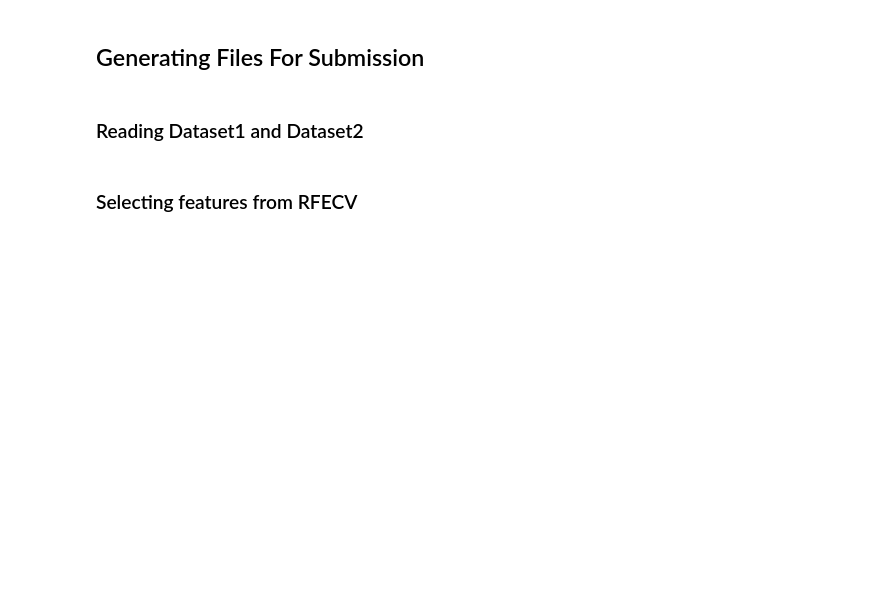
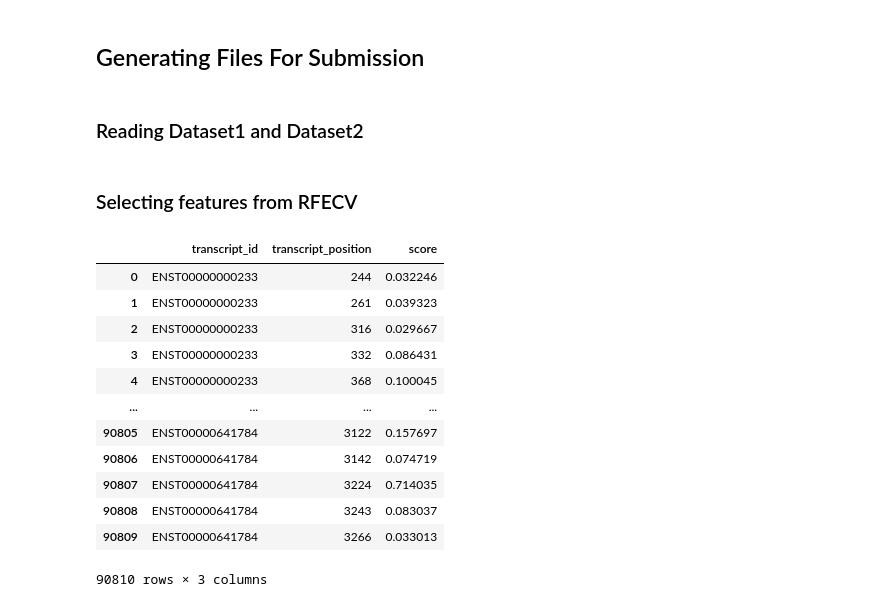
Before and after one commit to luajunan/DSA4262-ateam, a Jupyter notebook: source codes/Model_Training.ipynb, the cells around one changed output. Cells and saved outputs as stored; diff of their text form; code cells hidden in the pictures; blank space fills up the shorter version.

```diff
--- a/source codes/Model_Training.ipynb
+++ b/source codes/Model_Training.ipynb
@@ -98,7 +145,7 @@ gscv_model = GridSearchCV(clf, param_grid =params, verbose =10, cv=5, scoring =
 # %%
 # Uncomment if you want to run the gridsearch
 # rscv_model.fit(X_train, y_train)
-# gscv_model.fit(X_train, y_train)
+gscv_model.fit(X_train, y_train)
 # %% [output]
 Fitting 5 folds for each of 648 candidates, totalling 3240 fits
 [CV 2/5; 1/648] START alpha=0, gamma=0.5, learning_rate=0.03, max_depth=5, min_child_weight=1, n_estimators=300, subsample=0.8
@@ -158,14 +221,13 @@ NameError: name 'gscv_model' is not defined
 # %%
-clf_xgb = xgb.XGBClassifier(alpha=0.5, base_score=0.5, booster='gbtree',
-              colsample_bylevel=0.8, colsample_bynode=0.8, colsample_bytree=0.8,
-              eval_metric='logloss', gamma=1, gpu_id=-1, importance_type='gain',
-              interaction_constraints='', learning_rate=0.03, max_delta_step=0,
-              max_depth=5, min_child_weight=1,
-              monotone_constraints='()', n_estimators=700, n_jobs=8,
-              num_parallel_tree=1, random_state=4262, reg_alpha=0.5,
-              reg_lambda=1, scale_pos_weight=4.531988617758267, subsample=1,
+clf_xgb = xgb.XGBClassifier(alpha=0, base_score=0.5, booster='gbtree', colsample_bylevel=0.8,
+              colsample_bynode=0.8, colsample_bytree=0.8, eval_metric='logloss',
+              gamma=0.5, gpu_id=-1, importance_type='gain',
+              interaction_constraints='', learning_rate=0.05, max_delta_step=0,
+              max_depth=7, min_child_weight=3,
+              monotone_constraints='()', n_estimators=500, n_jobs=8,
+              num_parallel_tree=1, random_state=4262, reg_alpha=0, reg_lambda=1,
+              scale_pos_weight=4.526171050384845, subsample=0.8,
               tree_method='exact', use_label_encoder=False,
               validate_parameters=1, verbosity=None)
-
-clf_xgb.fit(X_train, y_train)
+clf_xgb.fit(X_train, y_train, eval_set=[(X_val, y_val)], eval_metric = "aucpr", verbose=True, early_stopping_rounds=20)
 # %% [output]
@@ -226,3 +323,19 @@ def output(dataset, model, df):
 # %%
 output(ds1, clf_xgb, ds1_output).to_csv("ds1_xgb_final_ggact.csv", index=False)
 output(ds2, clf_xgb, ds2_output).to_csv("ds2_xgb_final_ggact.csv", index=False)
+# %%
+output(ds1, clf_xgb, ds1_output)
+# %% [output]
+|  | transcript_id | transcript_position | score |
+| 0 | ENST00000000233 | 244 | 0.032246 |
+| 1 | ENST00000000233 | 261 | 0.039323 |
+| 2 | ENST00000000233 | 316 | 0.029667 |
+| 3 | ENST00000000233 | 332 | 0.086431 |
+| 4 | ENST00000000233 | 368 | 0.100045 |
+| ... | ... | ... | ... |
+| 90805 | ENST00000641784 | 3122 | 0.157697 |
+| 90806 | ENST00000641784 | 3142 | 0.074719 |
+| 90807 | ENST00000641784 | 3224 | 0.714035 |
+| 90808 | ENST00000641784 | 3243 | 0.083037 |
+| 90809 | ENST00000641784 | 3266 | 0.033013 |
+90810 rows × 3 columns
```
Also changed, not shown: parts of 24 cells of this notebook.
